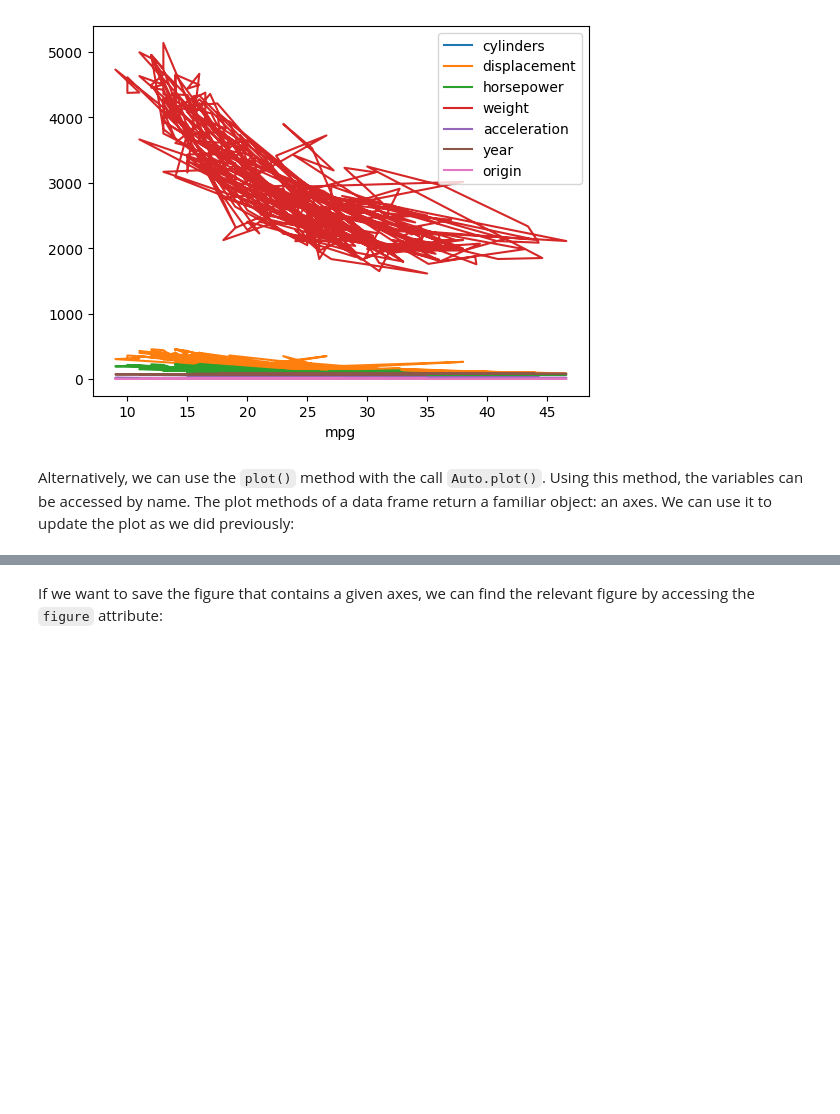
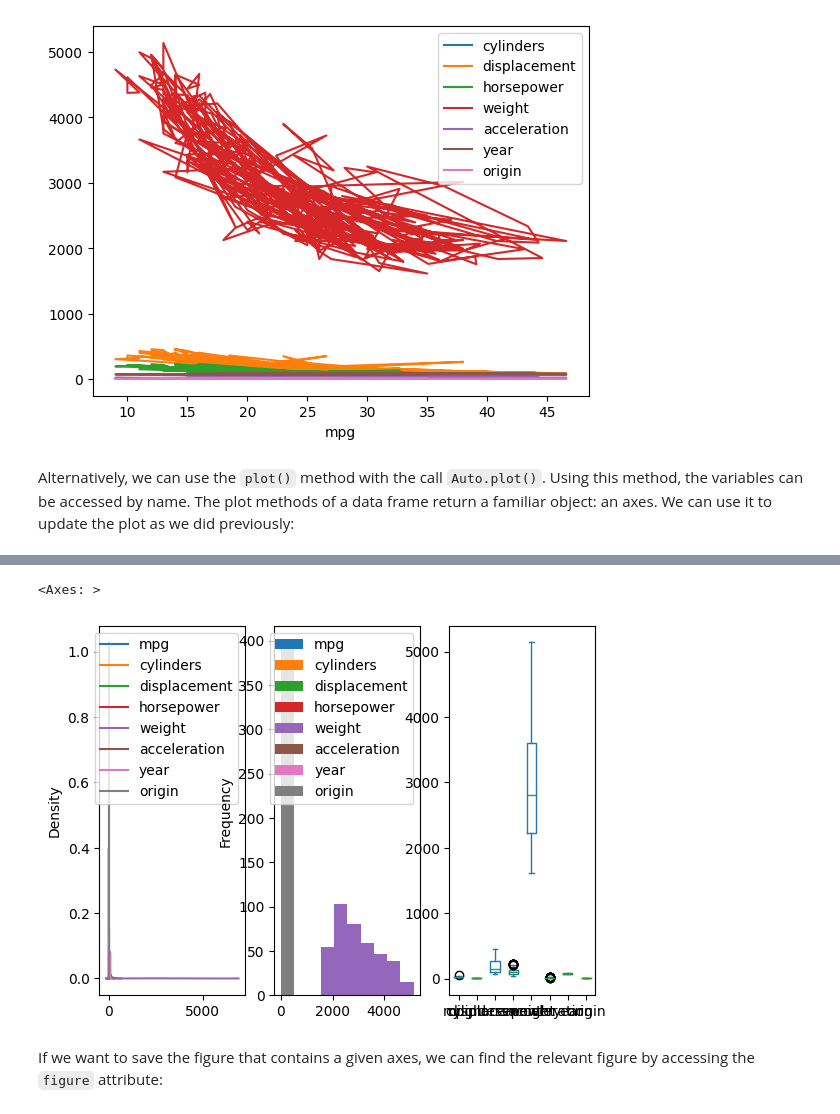
Before and after one commit to aminehd/ISLP_labs_amineh, a Jupyter notebook: Ch02-statlearn-lab.ipynb, the cells around one changed output, grey strips where cells are left out. Cells and saved outputs as stored; diff of their text form; code cells hidden in the pictures; blank space fills up the shorter version.

```diff
--- a/Ch02-statlearn-lab.ipynb
+++ b/Ch02-statlearn-lab.ipynb
@@ -1952,3 +1987,12 @@ ax.set_title('Horsepower vs. MPG');
+# %%
+from matplotlib.pyplot import subplots
+fig, axes = subplots(ncols=3)
+Auto.plot.density(ax=axes[0])
+Auto.plot.hist(ax=axes[1])
+Auto.plot.box(ax=axes[2])
+# %% [output]
+<Axes: >
+[figure, added]
 # %% [markdown]
 If we want to save
 the figure that contains a given axes, we can find the relevant figure
```
Also changed, not shown: parts of 4 cells of this notebook.
